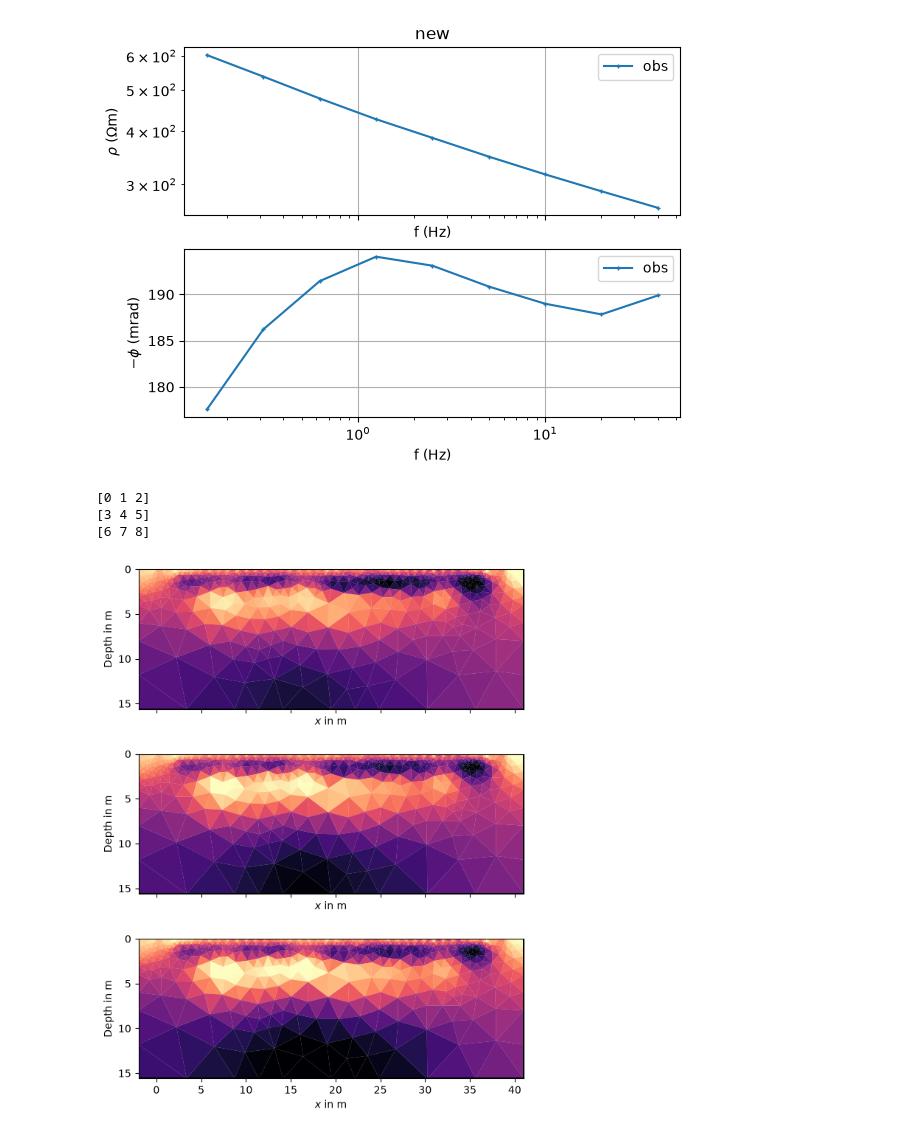
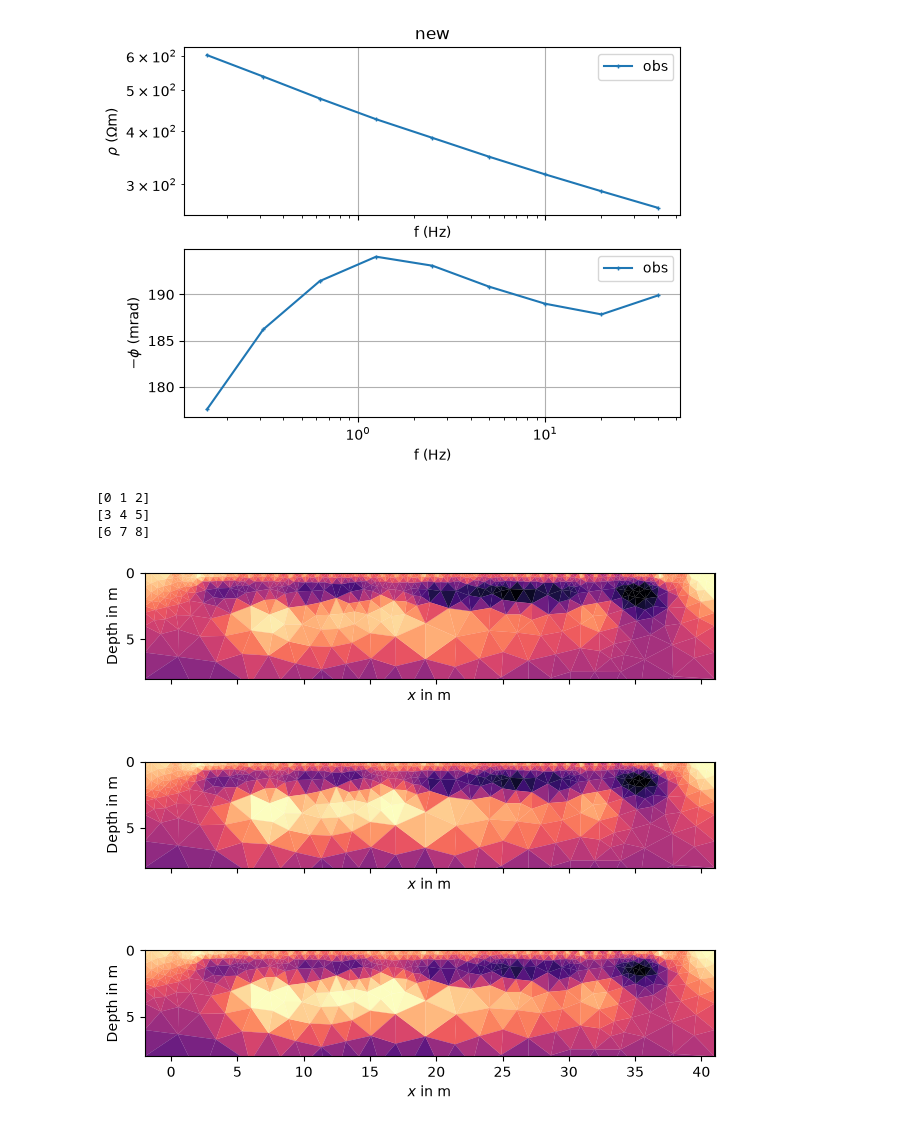
Before and after one commit to TUBAF-EM/FDIP, a Jupyter notebook: examples/slagheap/3_postprocess.ipynb, the cells around one changed output. Saved outputs shown, nothing was run; the diff lists cells and outputs as text; code cells hidden in the pictures.

```diff
--- a/examples/slagheap/3_postprocess.ipynb
+++ b/examples/slagheap/3_postprocess.ipynb
@@ -11,6 +12,7 @@ SIP data: nf=9 nc=0 nv=59 Data: Sensors: 40 data: 696, nonzero entries: ['a', 'b
 # %%
 p.loadResults(loadFit=True)
 # %%
-p.showColeColeParameters(rlim=(100, 500), mlim=(0, 1), tlim=(0.1, 100),
-                         coverage=1);
+ax = p.showColeColeParameters(rlim=(100, 500), mlim=(0, 1), tlim=(0.1, 100),
+                         coverage=1)
+for a in ax: a.set_ylim(-8, 0)
 # %% [output]
@@ -23,23 +25,24 @@ spec.showData();
 # %%
 import numpy as np
 import matplotlib.pyplot as plt
 res = np.median(p.RES, axis=1)
 fi = np.nonzero(p.freq < 1.0)[0]
 print(fi)
 sLow = np.mean(np.sin(p.PHI[:, fi]) / p.RES[:, fi], axis=1)
 fi = np.nonzero((p.freq >= 1.0)&(p.freq < 10.0))[0]
 print(fi)
 sMid = np.mean(np.sin(p.PHI[:, fi]) / p.RES[:, fi], axis=1)
 fi = np.nonzero(p.freq >= 10.0)[0]
 print(fi)
 sHigh = np.mean(np.sin(p.PHI[:, fi]) / p.RES[:, fi], axis=1)
-fig, ax = plt.subplots(nrows=3, sharex=True, sharey=True, figsize=(6, 8))
+fig, ax = plt.subplots(nrows=3, sharex=True, sharey=True, figsize=(6, 6))
 kw = dict(cMin=0.1, cMax=3, logScale=True, cMap="magma", colorBar=False)
 p.pd.show(sLow*1e3, ax=ax[0], **kw)
 p.pd.show(sMid*1e3, ax=ax[1], **kw)
-p.pd.show(sHigh*1e3, ax=ax[2], **kw);
+p.pd.show(sHigh*1e3, ax=ax[2], **kw)
+for a in ax: a.set_ylim(-8, 0)
 # %% [output]
 [0 1 2]
 [3 4 5]
 [6 7 8]
-[figure, old version]
+[figure, new version]
```
Also changed, not shown: parts of 5 cells of this notebook, 2 other files.
